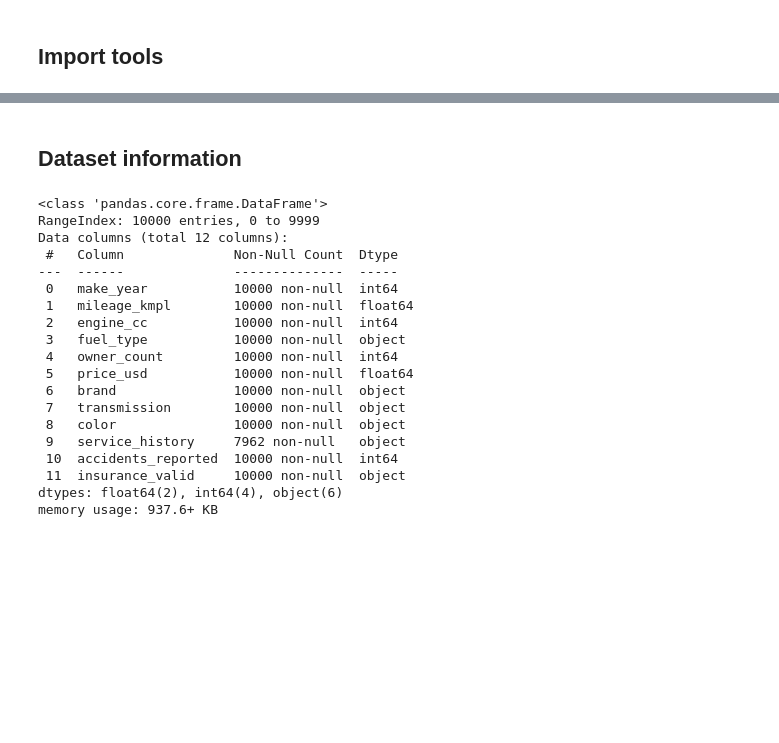
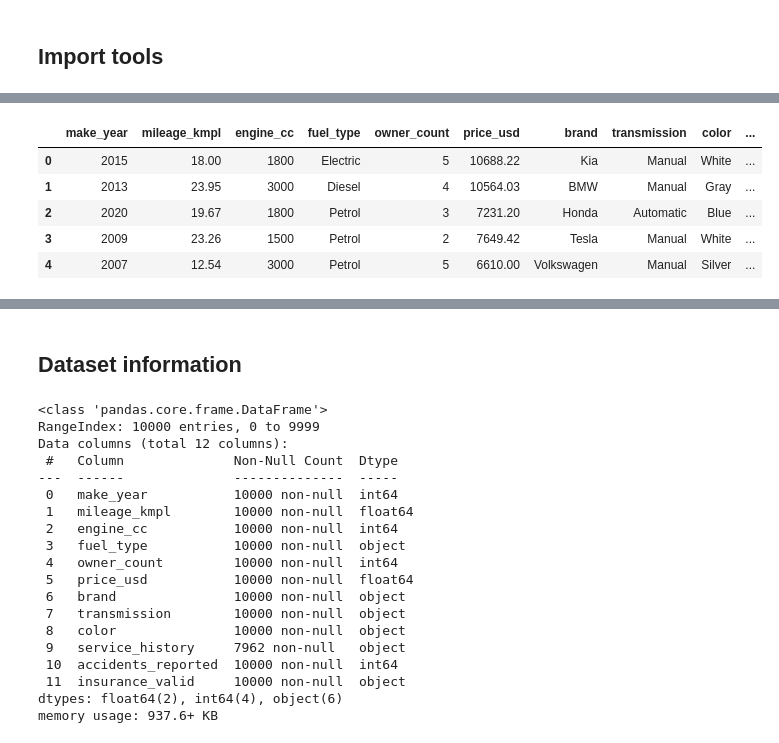
Before and after one commit to Simba-gwu/Machine_learning_project, a Jupyter notebook: Used_Car_Price_Prediction.ipynb, the cells around one changed output, grey strips where cells are left out. Drawn from its saved outputs; the diff is of its cells as text; code cells hidden in the pictures; blank space fills up the shorter version.

```diff
--- a/Used_Car_Price_Prediction.ipynb
+++ b/Used_Car_Price_Prediction.ipynb
@@ -47,0 +241,13 @@ df.head()
+# %%
+# Remove the uncommon features from the validation data
+df_val = df_val.drop(columns=uncommon_feature_val_not_train_test)
+
+# Print the first 5 rows of df_val
+df_val.head()
+# %% [output]
+|  | make_year | mileage_kmpl | engine_cc | fuel_type | owner_count | price_usd | brand | transmission | color | ... |
+| 0 | 2015 | 18.00 | 1800 | Electric | 5 | 10688.22 | Kia | Manual | White | ... |
+| 1 | 2013 | 23.95 | 3000 | Diesel | 4 | 10564.03 | BMW | Manual | Gray | ... |
+| 2 | 2020 | 19.67 | 1800 | Petrol | 3 | 7231.20 | Honda | Automatic | Blue | ... |
+| 3 | 2009 | 23.26 | 1500 | Petrol | 2 | 7649.42 | Tesla | Manual | White | ... |
+| 4 | 2007 | 12.54 | 3000 | Petrol | 5 | 6610.00 | Volkswagen | Manual | Silver | ... |
```
Also changed, not shown: parts of 83 cells of this notebook.
